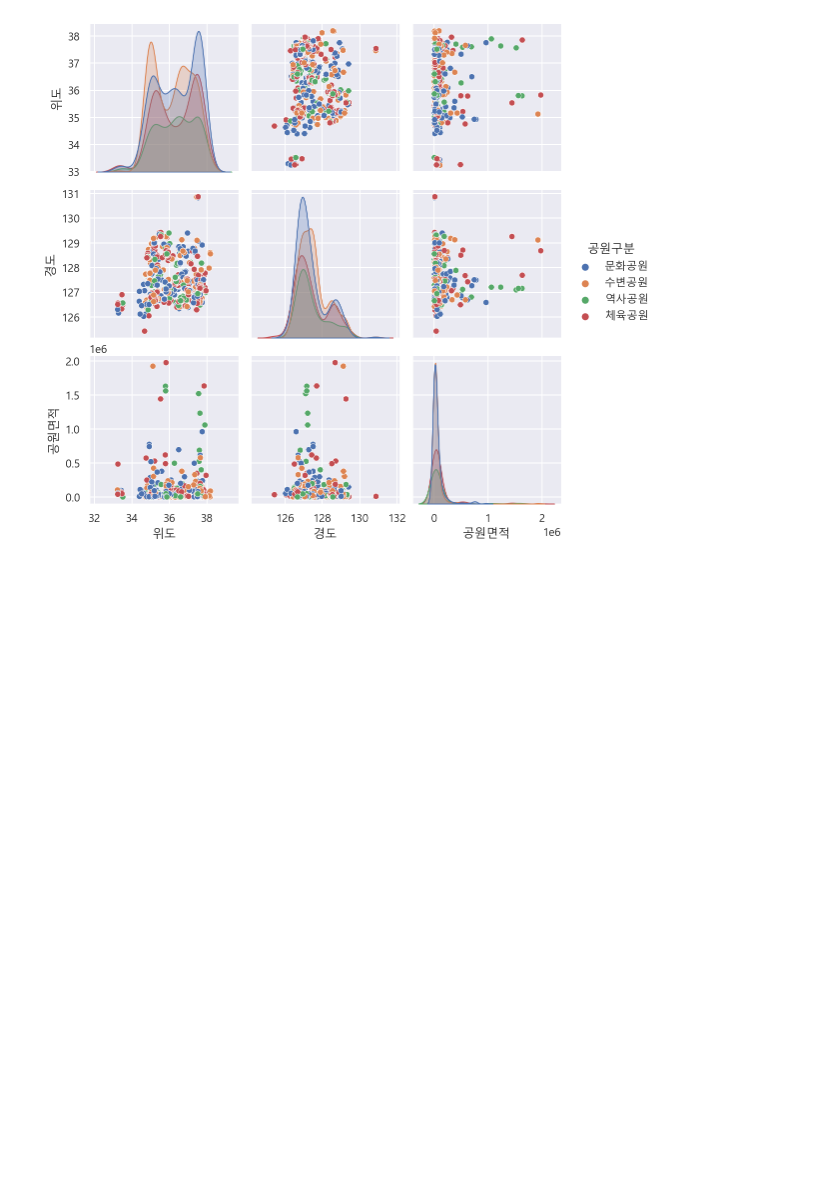
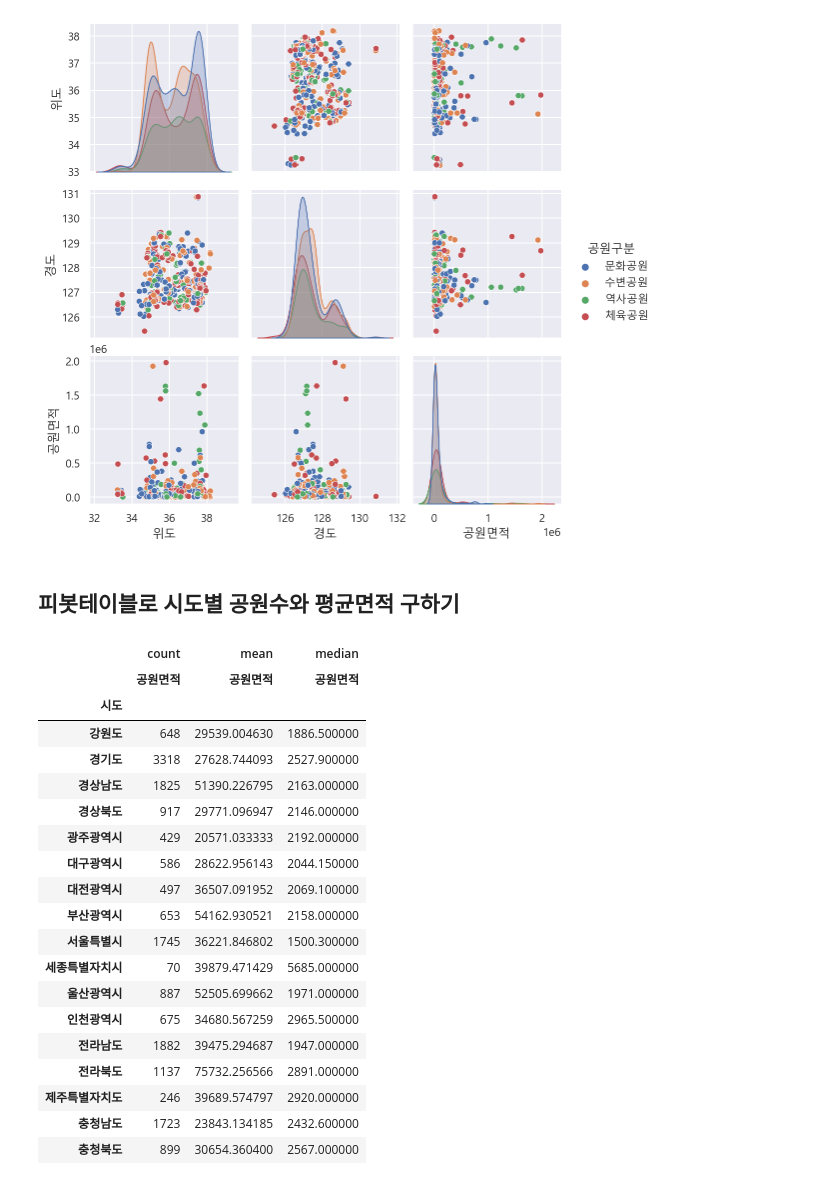
Before and after one commit to pmj3590/inflearn_opendata, a Jupyter notebook: park.ipynb, the cells around one changed output. Saved outputs shown, nothing was run; the diff lists cells and outputs as text; code cells hidden in the pictures; blank space fills up the shorter version.

```diff
--- a/park.ipynb
+++ b/park.ipynb
@@ -1067,3 +1067,33 @@ sns.pairplot(park[var_pair], hue="공원구분")
 # %% [output]
 <seaborn.axisgrid.PairGrid at 0x...>
 [figure]
+# %% [markdown]
+## 피봇테이블로 시도별 공원수와 평균면적 구하기
+# %%
+# 시도별 공원수와 공원면적 컬럼의 평균값과 중앙값 구하기
+# style.background_gradient()를 사용해 값에 따라 다른 색상으로 표현하기
+park_size=pd.pivot_table(df, index="시도",
+               values="공원면적",
+               aggfunc=["count", "mean", "median"])
+park_size.style.background_gradient()
+# %% [output]
+|  | count | mean | median |
+|  | 공원면적 | 공원면적 | 공원면적 |
+| 시도 |  |  |  |
+| 강원도 | 648 | 29539.004630 | 1886.500000 |
+| 경기도 | 3318 | 27628.744093 | 2527.900000 |
+| 경상남도 | 1825 | 51390.226795 | 2163.000000 |
+| 경상북도 | 917 | 29771.096947 | 2146.000000 |
+| 광주광역시 | 429 | 20571.033333 | 2192.000000 |
+| 대구광역시 | 586 | 28622.956143 | 2044.150000 |
+| 대전광역시 | 497 | 36507.091952 | 2069.100000 |
+| 부산광역시 | 653 | 54162.930521 | 2158.000000 |
+| 서울특별시 | 1745 | 36221.846802 | 1500.300000 |
+| 세종특별자치시 | 70 | 39879.471429 | 5685.000000 |
+| 울산광역시 | 887 | 52505.699662 | 1971.000000 |
+| 인천광역시 | 675 | 34680.567259 | 2965.500000 |
+| 전라남도 | 1882 | 39475.294687 | 1947.000000 |
+| 전라북도 | 1137 | 75732.256566 | 2891.000000 |
+| 제주특별자치도 | 246 | 39689.574797 | 2920.000000 |
+| 충청남도 | 1723 | 23843.134185 | 2432.600000 |
+| 충청북도 | 899 | 30654.360400 | 2567.000000 |
```
Also changed, not shown: parts of 14 cells of this notebook.
